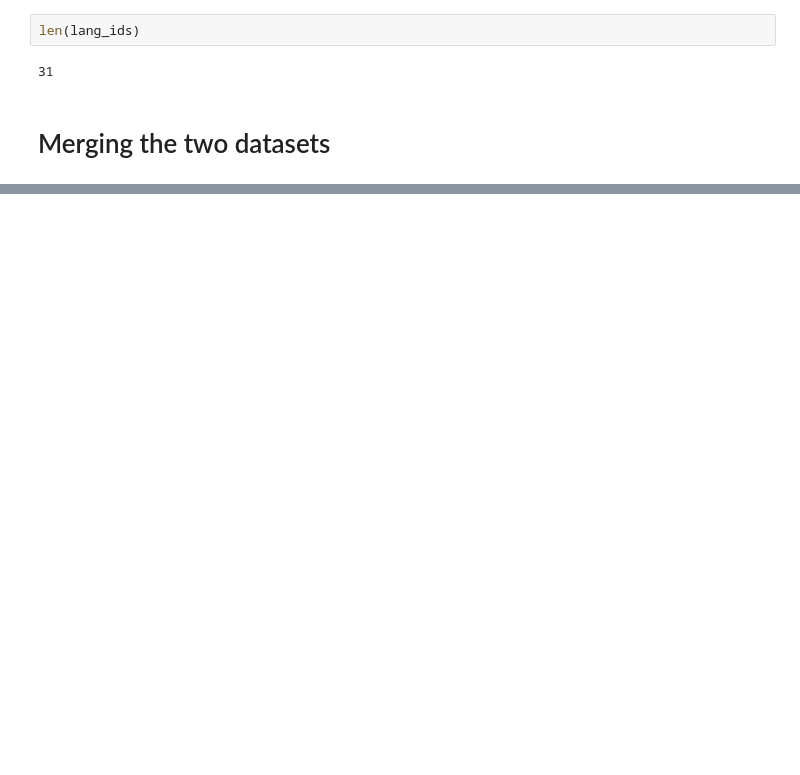
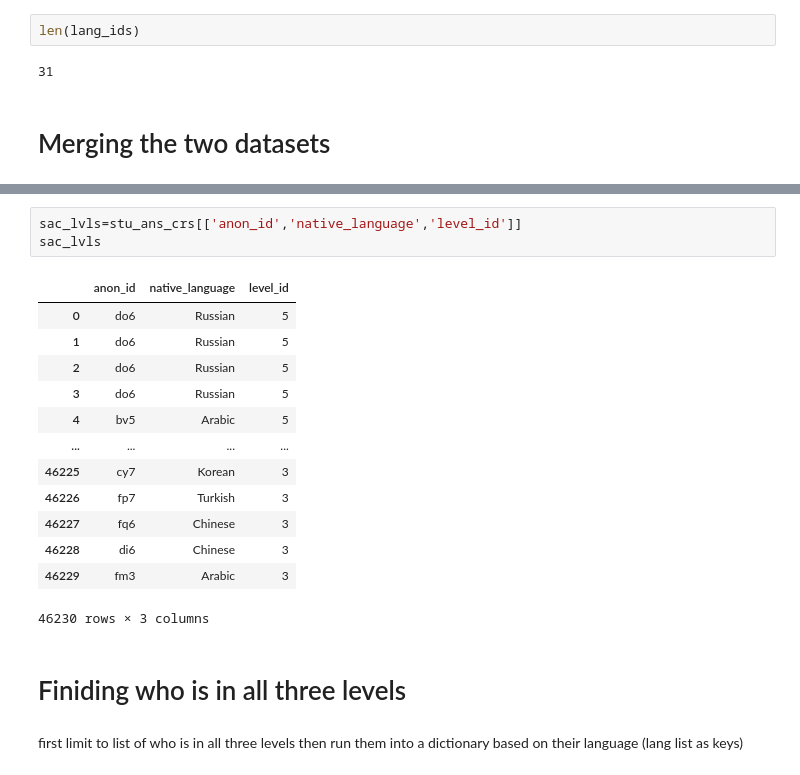
Before and after one commit to mencer456/LRDC-Research, a Jupyter notebook: Entire-dataset-data-analysis.ipynb, the cells around one changed output, grey strips where cells are left out. Cells and saved outputs as stored; diff of their text form; blank space fills up the shorter version.

Commit message:
started finding participants in all 3 levels

```diff
--- a/Entire-dataset-data-analysis.ipynb
+++ b/Entire-dataset-data-analysis.ipynb
@@ -234,0 +175,22 @@ course_id
+# %%
+sac_lvls=stu_ans_crs[['anon_id','native_language','level_id']]
+sac_lvls
+# %% [output]
+|  | anon_id | native_language | level_id |
+| 0 | do6 | Russian | 5 |
+| 1 | do6 | Russian | 5 |
+| 2 | do6 | Russian | 5 |
+| 3 | do6 | Russian | 5 |
+| 4 | bv5 | Arabic | 5 |
+| ... | ... | ... | ... |
+| 46225 | cy7 | Korean | 3 |
+| 46226 | fp7 | Turkish | 3 |
+| 46227 | fq6 | Chinese | 3 |
+| 46228 | di6 | Chinese | 3 |
+| 46229 | fm3 | Arabic | 3 |
+46230 rows × 3 columns
+# %% [markdown]
+# Finiding who is in all three levels
+# %% [markdown]
+first limit to list of who is in all three levels
+then run them into a dictionary based on their language (lang list as keys)
```
Also changed, not shown: parts of 19 cells of this notebook.
